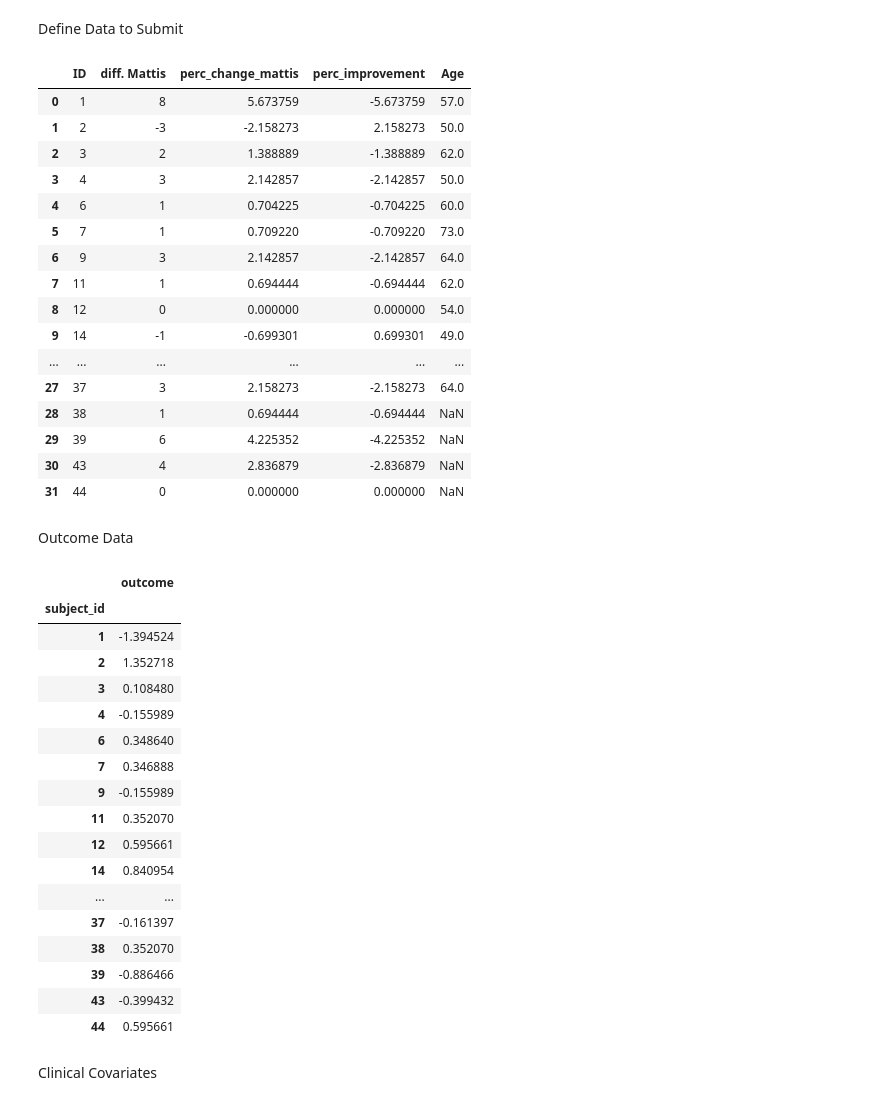
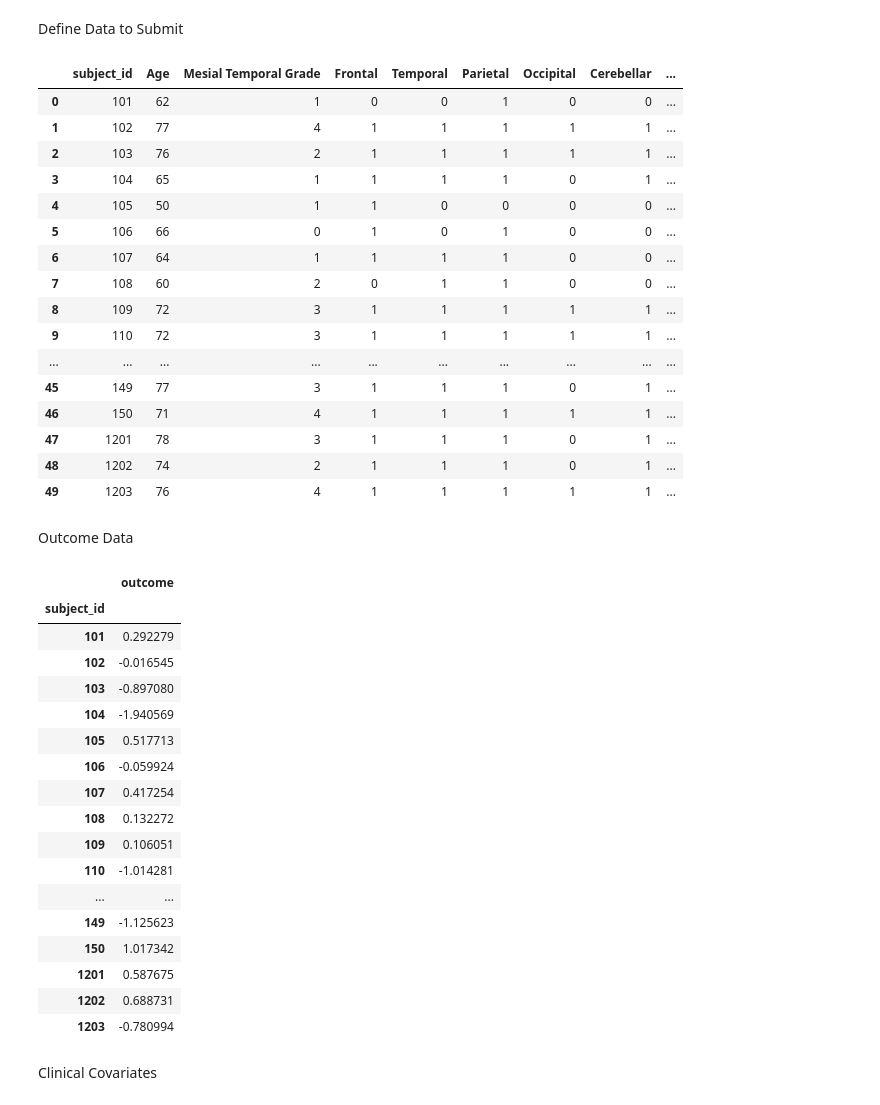
Before and after one commit to Calvinwhow/Research, a Jupyter notebook: nimlab/notebooks/neuroimaging_notebooks/server_submission_notebooks/submit_multiprocessed_voxelwise_analysis.ipynb, the cells around one changed output. Cells and saved outputs as stored; diff of their text form; code cells hidden in the pictures.

```diff
--- a/nimlab/notebooks/neuroimaging_notebooks/server_submission_notebooks/submit_multiprocessed_voxelwise_analysis.ipynb
+++ b/nimlab/notebooks/neuroimaging_notebooks/server_submission_notebooks/submit_multiprocessed_voxelwise_analysis.ipynb
@@ -8,9 +8,8 @@ import numpy as np
 from calvin_utils.file_utils.dataframe_utilities import preprocess_colnames_for_regression
 np.set_printoptions(precision=3, suppress=True)
 # %%
-analysis = 'response_topology/voxelwise_mediated_moderation/age_mediated_by_grey_matter'
-clin_path = r'/Users/cu135/Dropbox (Partners HealthCare)/resources/datasets/BIDS_PD_DBS_STN_WURZBURG/metadata/cog_decline_scores_simple.csv'
-out_dir = os.path.join(os.path.dirname(clin_path), f'{analysis}')
+clin_path = r'/Users/cu135/Dropbox (Partners HealthCare)/resources/datasets/BIDS_AD_DBS_FORNIX/study_metadata/derivative_metadata/qualitative_atrophy/ad_dataset_n50_atrophy_qualitative.csv'
+out_dir = r'/Users/cu135/Dropbox (Partners HealthCare)/resources/datasets/BIDS_PD_DBS_STN_WURZBURG/submissions_to_server'
 save = True
 if os.path.exists(out_dir):
     pass
@@ -29,70 +28,70 @@ data_df = pd.read_csv(clin_path)
 
 data_df
 # %% [output]
-|  | ID | diff. Mattis | perc_change_mattis | perc_improvement | Age |
-| 0 | 1 | 8 | 5.673759 | -5.673759 | 57.0 |
-| 1 | 2 | -3 | -2.158273 | 2.158273 | 50.0 |
-| 2 | 3 | 2 | 1.388889 | -1.388889 | 62.0 |
-| 3 | 4 | 3 | 2.142857 | -2.142857 | 50.0 |
-| 4 | 6 | 1 | 0.704225 | -0.704225 | 60.0 |
-| 5 | 7 | 1 | 0.709220 | -0.709220 | 73.0 |
-| 6 | 9 | 3 | 2.142857 | -2.142857 | 64.0 |
-| 7 | 11 | 1 | 0.694444 | -0.694444 | 62.0 |
-| 8 | 12 | 0 | 0.000000 | 0.000000 | 54.0 |
-| 9 | 14 | -1 | -0.699301 | 0.699301 | 49.0 |
-| ... | ... | ... | ... | ... | ... |
-| 27 | 37 | 3 | 2.158273 | -2.158273 | 64.0 |
-| 28 | 38 | 1 | 0.694444 | -0.694444 | NaN |
-| 29 | 39 | 6 | 4.225352 | -4.225352 | NaN |
-| 30 | 43 | 4 | 2.836879 | -2.836879 | NaN |
-| 31 | 44 | 0 | 0.000000 | 0.000000 | NaN |
+|  | subject_id | Age | Mesial Temporal Grade | Frontal | Temporal | Parietal | Occipital | Cerebellar | ... |
+| 0 | 101 | 62 | 1 | 0 | 0 | 1 | 0 | 0 | ... |
+| 1 | 102 | 77 | 4 | 1 | 1 | 1 | 1 | 1 | ... |
+| 2 | 103 | 76 | 2 | 1 | 1 | 1 | 1 | 1 | ... |
+| 3 | 104 | 65 | 1 | 1 | 1 | 1 | 0 | 1 | ... |
+| 4 | 105 | 50 | 1 | 1 | 0 | 0 | 0 | 0 | ... |
+| 5 | 106 | 66 | 0 | 1 | 0 | 1 | 0 | 0 | ... |
+| 6 | 107 | 64 | 1 | 1 | 1 | 1 | 0 | 0 | ... |
+| 7 | 108 | 60 | 2 | 0 | 1 | 1 | 0 | 0 | ... |
+| 8 | 109 | 72 | 3 | 1 | 1 | 1 | 1 | 1 | ... |
+| 9 | 110 | 72 | 3 | 1 | 1 | 1 | 1 | 1 | ... |
+| ... | ... | ... | ... | ... | ... | ... | ... | ... | ... |
+| 45 | 149 | 77 | 3 | 1 | 1 | 1 | 0 | 1 | ... |
+| 46 | 150 | 71 | 4 | 1 | 1 | 1 | 1 | 1 | ... |
+| 47 | 1201 | 78 | 3 | 1 | 1 | 1 | 0 | 1 | ... |
+| 48 | 1202 | 74 | 2 | 1 | 1 | 1 | 0 | 1 | ... |
+| 49 | 1203 | 76 | 4 | 1 | 1 | 1 | 1 | 1 | ... |
 # %% [markdown]
 Outcome Data
 # %%
-subject_column = 'ID'
-outcome_column = 'perc_improvement'
+subject_column = 'subject_id'
+outcome_column = '% Change from baseline (ADAS-Cog11)'
 #----------------------------------------------------------------DO NOT MODIFY--------------------------------------------------------
 outcomes_df = pd.DataFrame()
 outcomes_df['outcome'] = data_df.loc[:, [outcome_column]]
 
 #Standardize the data
 from sklearn.preprocessing import StandardScaler
 scaler = StandardScaler()
 outcomes_df.iloc[:,:] = scaler.fit_transform(outcomes_df.iloc[:,:])
 
 
 outcomes_df['subject_id'] = data_df.loc[:, [subject_column]]
 # outcomes_df['subject_id'] = [id.split('_')[0] for id in data_df[subject_column].to_list()] #<------------------------problem code. must generalize to extract subject id better
 outcomes_df.set_index('subject_id', inplace=True)
 
 # data_df = data_df.set_index('Patient # CDR, ADAS')
 # data_df['subject_id'] = data_df.index
 # data_df['outcome'] = data_df
 
 # Convert the 'subject_id' column to strings for each DataFrame
 outcomes_df.index = outcomes_df.index.astype(str)
 
 outcomes_df = preprocess_colnames_for_regression(outcomes_df)
 outcomes_df
 # %% [output]
 |  | outcome |
 | subject_id |  |
-| 1 | -1.394524 |
-| 2 | 1.352718 |
-| 3 | 0.108480 |
-| 4 | -0.155989 |
-| 6 | 0.348640 |
-| 7 | 0.346888 |
-| 9 | -0.155989 |
-| 11 | 0.352070 |
-| 12 | 0.595661 |
-| 14 | 0.840954 |
+| 101 | 0.292279 |
+| 102 | -0.016545 |
+| 103 | -0.897080 |
+| 104 | -1.940569 |
+| 105 | 0.517713 |
+| 106 | -0.059924 |
+| 107 | 0.417254 |
+| 108 | 0.132272 |
+| 109 | 0.106051 |
+| 110 | -1.014281 |
 | ... | ... |
-| 37 | -0.161397 |
-| 38 | 0.352070 |
-| 39 | -0.886466 |
-| 43 | -0.399432 |
-| 44 | 0.595661 |
+| 149 | -1.125623 |
+| 150 | 1.017342 |
+| 1201 | 0.587675 |
+| 1202 | 0.688731 |
+| 1203 | -0.780994 |
 # %% [markdown]
 Clinical Covariates
 # %%
```
Also changed, not shown: parts of 8 cells of this notebook, 6 other files.
